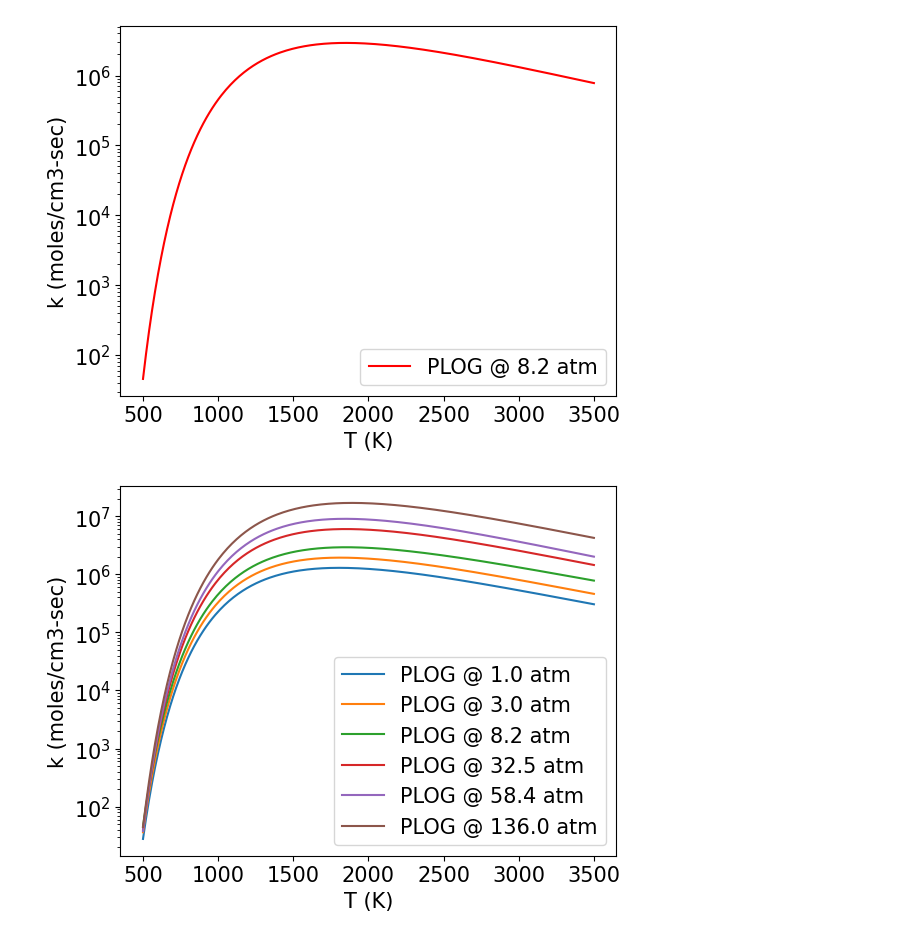
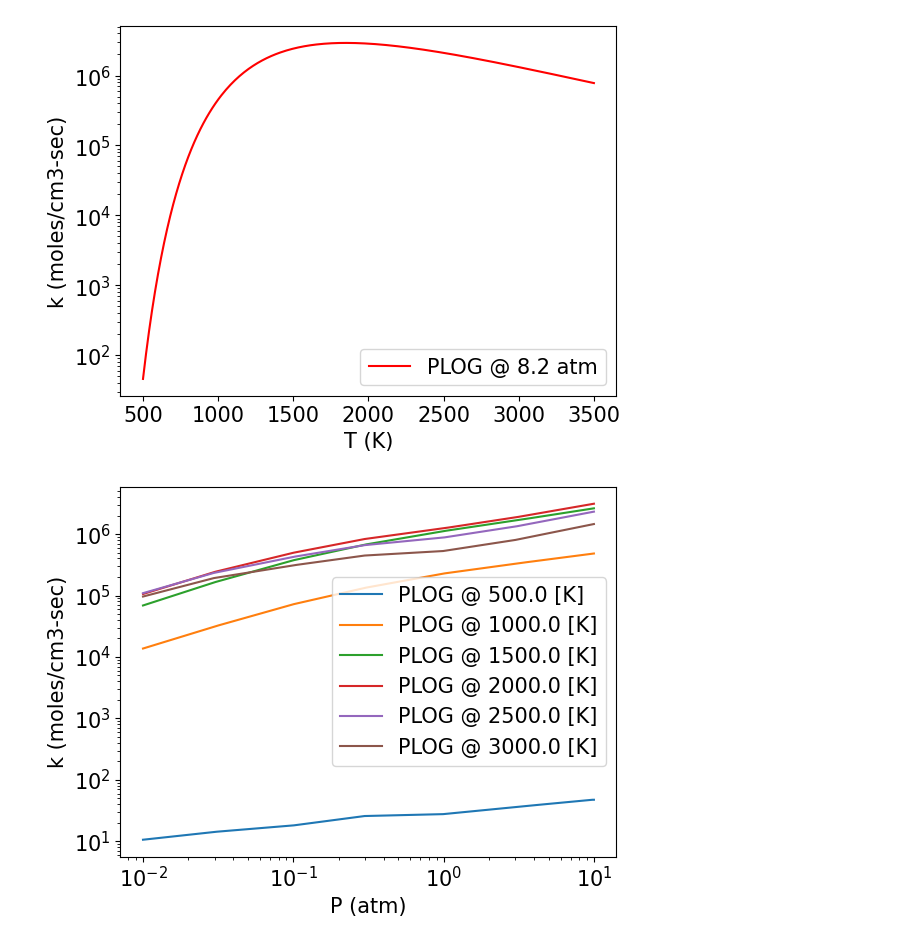
Before and after one commit to tdinelli/diffPLOG2TROE, a Jupyter notebook: examples/KineticConstants.ipynb, the cells around one changed output. Saved outputs shown, nothing was run; the diff lists cells and outputs as text; code cells hidden in the pictures.

```diff
--- a/examples/KineticConstants.ipynb
+++ b/examples/KineticConstants.ipynb
@@ -191,17 +220,18 @@ plt.show()
 # %% [output]
 [figure]
 # %%
-T = jnp.linspace(500, 3500, 300, dtype=jnp.float64)
-P = jnp.array([1, 3, 8.2, 32.5, 58.4, 136.], dtype=jnp.float64) # Obv these are dummy values :)
+T = jnp.array([500, 1000, 1500, 2000, 2500, 3000], dtype=jnp.float64)  # Obv these are dummy values :)
+P = jnp.logspace(-2, 1 , 300, dtype=jnp.float64)
 
-kc = compute_plog(plog_constant, T, P)
+for t in T:
+    kc = compute_plog(plog_constant, jnp.array([t]), P)
+    plt.plot(P, kc, "-", label=f"PLOG @ {t} [K]")
 
-for i, k in enumerate(kc):
-    plt.plot(T, k, "-", label=f"PLOG @ {P[i]} atm")
+plt.xscale("log")
 plt.yscale("log")
-plt.xlabel("T (K)")
+plt.xlabel("P (atm)")
 plt.ylabel("k (moles/cm3-sec)")
 plt.legend()
 plt.show()
 # %% [output]
-[figure, old version]
+[figure, new version]
```
Also changed, not shown: parts of 3 cells of this notebook, 5 other files.
